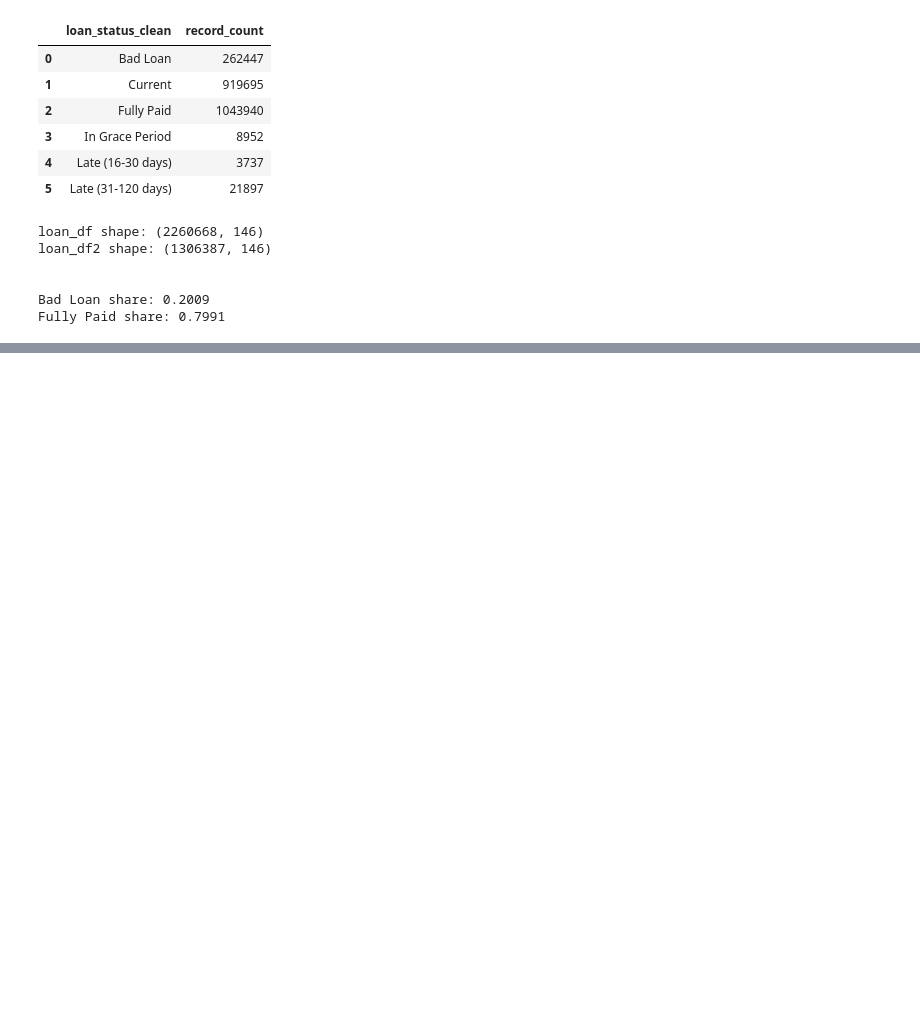
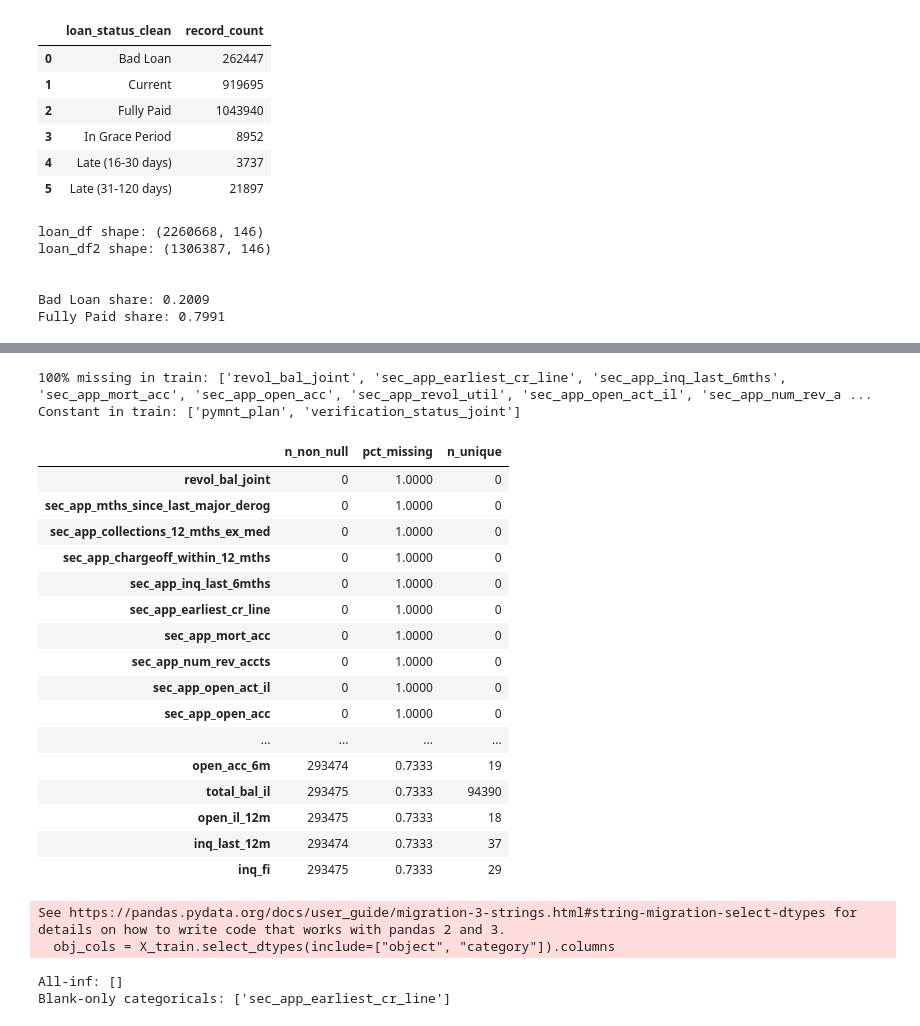
Before and after one commit to yusharif1605-dev/Credit-Scoring, a Jupyter notebook: Notebook/process.ipynb, the cells around one changed output, grey strips where cells are left out. Saved outputs shown, nothing was run; the diff lists cells and outputs as text; code cells hidden in the pictures; blank space fills up the shorter version.

```diff
--- a/Notebook/process.ipynb
+++ b/Notebook/process.ipynb
@@ -127,0 +280,60 @@ Fully Paid share: 0.7991
+# %%
+# Cell 1 — find the offending columns
+import numpy as np
+import pandas as pd
+
+diag = pd.DataFrame({
+    "n_non_null": X_train.notna().sum(),
+    "pct_missing": X_train.isna().mean().round(4),
+    "n_unique": X_train.nunique(dropna=True),
+})
+
+# columns optbinning cannot fit at all
+empty_cols = diag.index[diag["n_non_null"] == 0].tolist()
+
+# columns that will fit but are effectively useless
+constant_cols = diag.index[(diag["n_unique"] <= 1) & (diag["n_non_null"] > 0)].tolist()
+
+print("100% missing in train:", empty_cols)
+print("Constant in train:", constant_cols)
+diag.sort_values("pct_missing", ascending=False).head(25)
+# %% [output]
+100% missing in train: ['revol_bal_joint', 'sec_app_earliest_cr_line', 'sec_app_inq_last_6mths', 'sec_app_mort_acc', 'sec_app_open_acc', 'sec_app_revol_util', 'sec_app_open_act_il', 'sec_app_num_rev_a ...
+Constant in train: ['pymnt_plan', 'verification_status_joint']
+|  | n_non_null | pct_missing | n_unique |
+| revol_bal_joint | 0 | 1.0000 | 0 |
+| sec_app_mths_since_last_major_derog | 0 | 1.0000 | 0 |
+| sec_app_collections_12_mths_ex_med | 0 | 1.0000 | 0 |
+| sec_app_chargeoff_within_12_mths | 0 | 1.0000 | 0 |
+| sec_app_inq_last_6mths | 0 | 1.0000 | 0 |
+| sec_app_earliest_cr_line | 0 | 1.0000 | 0 |
+| sec_app_mort_acc | 0 | 1.0000 | 0 |
+| sec_app_num_rev_accts | 0 | 1.0000 | 0 |
+| sec_app_open_act_il | 0 | 1.0000 | 0 |
+| sec_app_open_acc | 0 | 1.0000 | 0 |
+| ... | ... | ... | ... |
+| open_acc_6m | 293474 | 0.7333 | 19 |
+| total_bal_il | 293475 | 0.7333 | 94390 |
+| open_il_12m | 293475 | 0.7333 | 18 |
+| inq_last_12m | 293474 | 0.7333 | 37 |
+| inq_fi | 293475 | 0.7333 | 29 |
+# %%
+# Cell 2 — catch the sneakier cases (inf values, empty-string categoricals)
+num_cols = X_train.select_dtypes(include=[np.number]).columns
+all_inf = [c for c in num_cols
+           if X_train[c].notna().sum() > 0
+           and not np.isfinite(X_train[c].dropna()).any()]
+
+obj_cols = X_train.select_dtypes(include=["object", "category"]).columns
+blank_cols = [c for c in obj_cols
+              if X_train[c].astype(str).str.strip()
+                          .replace({"": np.nan, "nan": np.nan, "None": np.nan})
+                          .notna().sum() == 0]
+
+print("All-inf:", all_inf)
+print("Blank-only categoricals:", blank_cols)
+# %% [output]
+See https://pandas.pydata.org/docs/user_guide/migration-3-strings.html#string-migration-select-dtypes for details on how to write code that works with pandas 2 and 3.
+  obj_cols = X_train.select_dtypes(include=["object", "category"]).columns
+All-inf: []
+Blank-only categoricals: ['sec_app_earliest_cr_line']
```
Also changed, not shown: parts of 13 cells of this notebook, 1 other file.
